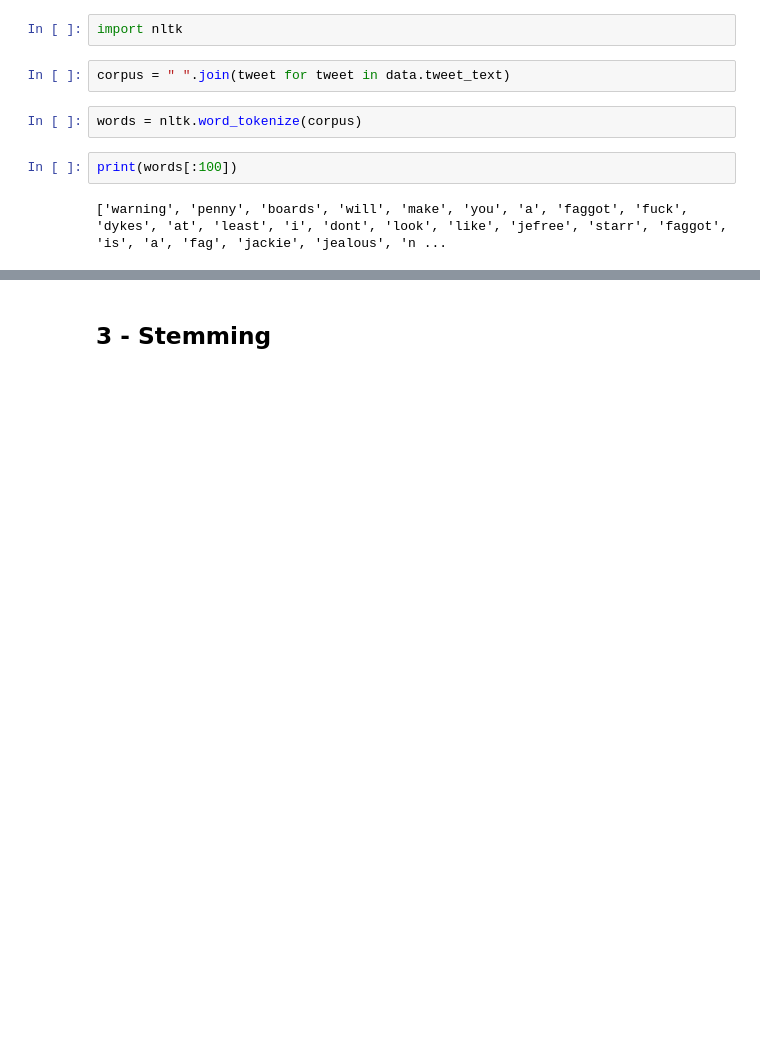
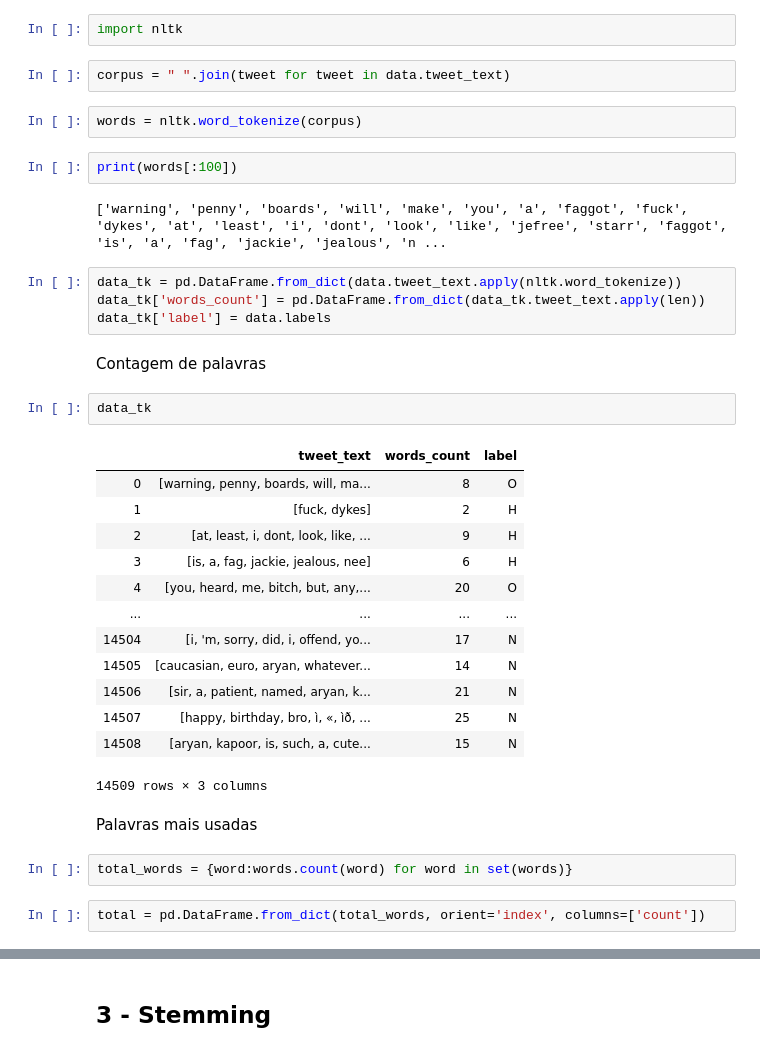
Before and after one commit to filipecard/analise-de-odio, a Jupyter notebook: Análise Descritiva Supervisionada/3 - Normalização do texto.ipynb, the cells around one changed output, grey strips where cells are left out. Drawn from its saved outputs; the diff is of its cells as text; blank space fills up the shorter version.

Commit message:
Fazer contagem de palavras

```diff
--- a/Análise Descritiva Supervisionada/3 - Normalização do texto.ipynb
+++ b/Análise Descritiva Supervisionada/3 - Normalização do texto.ipynb
@@ -38,3 +38,31 @@ words = nltk.word_tokenize(corpus)
 print(words[:100])
 # %% [output]
 ['warning', 'penny', 'boards', 'will', 'make', 'you', 'a', 'faggot', 'fuck', 'dykes', 'at', 'least', 'i', 'dont', 'look', 'like', 'jefree', 'starr', 'faggot', 'is', 'a', 'fag', 'jackie', 'jealous', 'n ...
+# %%
+data_tk = pd.DataFrame.from_dict(data.tweet_text.apply(nltk.word_tokenize))
+data_tk['words_count'] = pd.DataFrame.from_dict(data_tk.tweet_text.apply(len))
+data_tk['label'] = data.labels
+# %% [markdown]
+Contagem de palavras
+# %%
+data_tk
+# %% [output]
+|  | tweet_text | words_count | label |
+| 0 | [warning, penny, boards, will, ma... | 8 | O |
+| 1 | [fuck, dykes] | 2 | H |
+| 2 | [at, least, i, dont, look, like, ... | 9 | H |
+| 3 | [is, a, fag, jackie, jealous, nee] | 6 | H |
+| 4 | [you, heard, me, bitch, but, any,... | 20 | O |
+| ... | ... | ... | ... |
+| 14504 | [i, 'm, sorry, did, i, offend, yo... | 17 | N |
+| 14505 | [caucasian, euro, aryan, whatever... | 14 | N |
+| 14506 | [sir, a, patient, named, aryan, k... | 21 | N |
+| 14507 | [happy, birthday, bro, ì, «, ìð, ... | 25 | N |
+| 14508 | [aryan, kapoor, is, such, a, cute... | 15 | N |
+14509 rows × 3 columns
+# %% [markdown]
+Palavras mais usadas
+# %%
+total_words = {word:words.count(word) for word in set(words)}
+# %%
+total = pd.DataFrame.from_dict(total_words, orient='index', columns=['count'])
```
Also changed, not shown: parts of 9 cells of this notebook.
